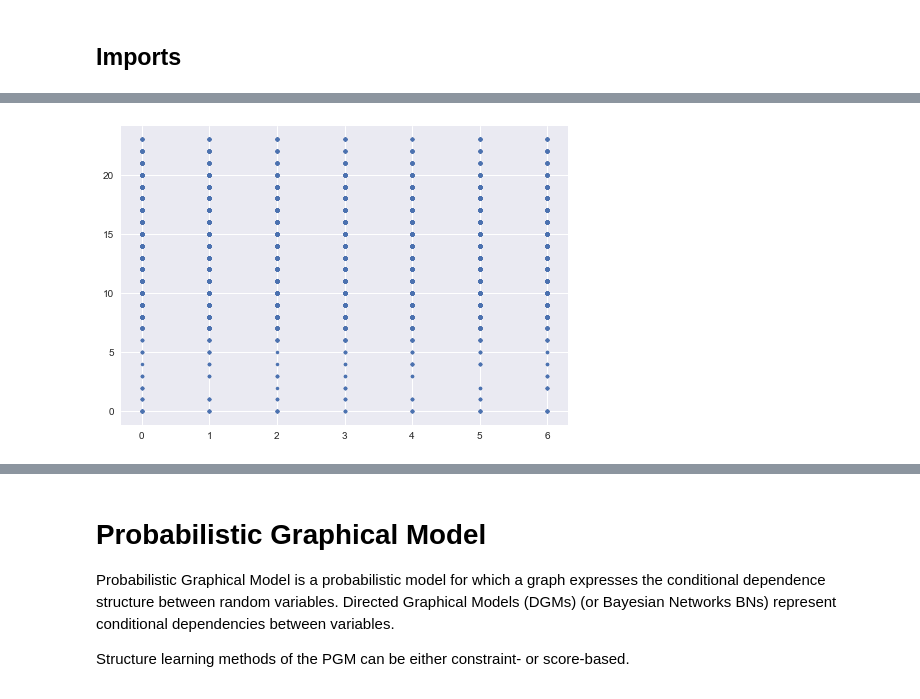
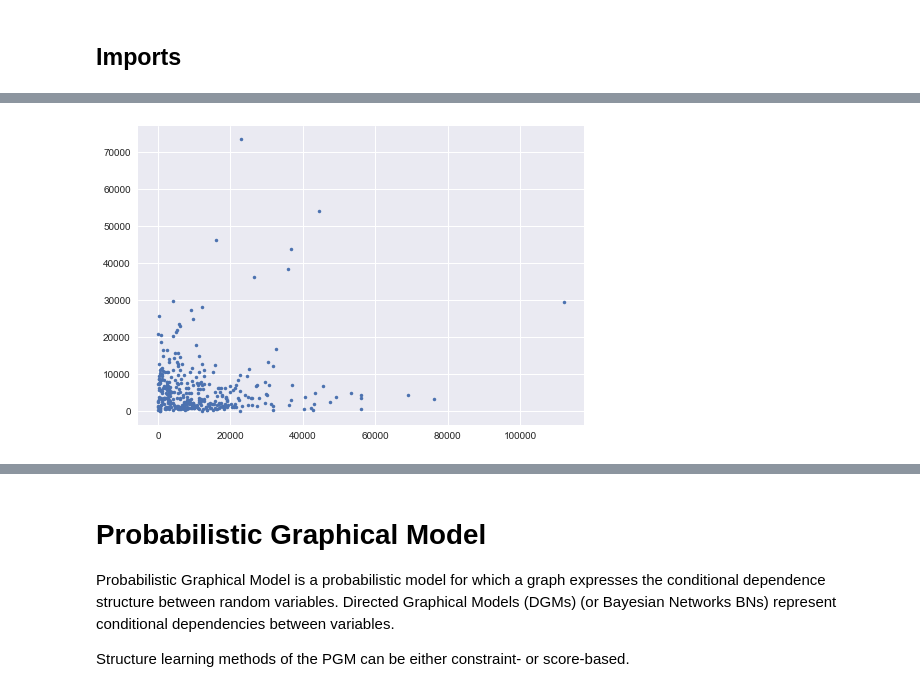
Before and after one commit to jetnew/Simkit, a Jupyter notebook: dev.ipynb, the cells around one changed output, grey strips where cells are left out. Saved outputs shown, nothing was run; the diff lists cells and outputs as text; code cells hidden in the pictures.

```diff
--- a/dev.ipynb
+++ b/dev.ipynb
@@ -63,0 +20,5 @@ df_dev
+# %%
+PATH = "data/wholesale.csv"
+
+df = pd.read_csv(PATH)
+display(df)
@@ -125,29 +112,30 @@ The conditional distribution for a Gaussian mixture model is defined as:
 # %%
 """Tensorflow Implementation, using Variational Inference
 VI vs EM: https://www.quora.com/When-should-I-use-variational-inference-vs-expectation-maximization-for-fitting-a-Gaussian-mixture-model
 """
 
 # Imports
 import numpy as np
 import matplotlib.pyplot as plt
 import seaborn as sns
 import tensorflow as tf
 import tensorflow_probability as tfp
 tfd = tfp.distributions
 
-X = df_dev[['order_dow', 'order_hour_of_day']].values
+X = df[['Fresh', 'Milk']].values
 X = X.astype(np.float32)
+X, X_test = X[:360], X[360:]
 N = len(X)
 
 plt.plot(X[:,0], X[:,1], '.')
 plt.show()
 
 # TF Dataset
-batch_size = 500
+batch_size = 360
 dataset = tf.data.Dataset.from_tensor_slices(
-    (X)).shuffle(10000).batch(batch_size)
+    (X)).shuffle(360).batch(batch_size)
 # %% [output]
-[figure, old version]
+[figure, new version]
 # %%
 class GaussianMixtureModel(tf.keras.Model):
     """Bayesian Gaussian mixture model.
```
Also changed, not shown: parts of 19 cells of this notebook.
